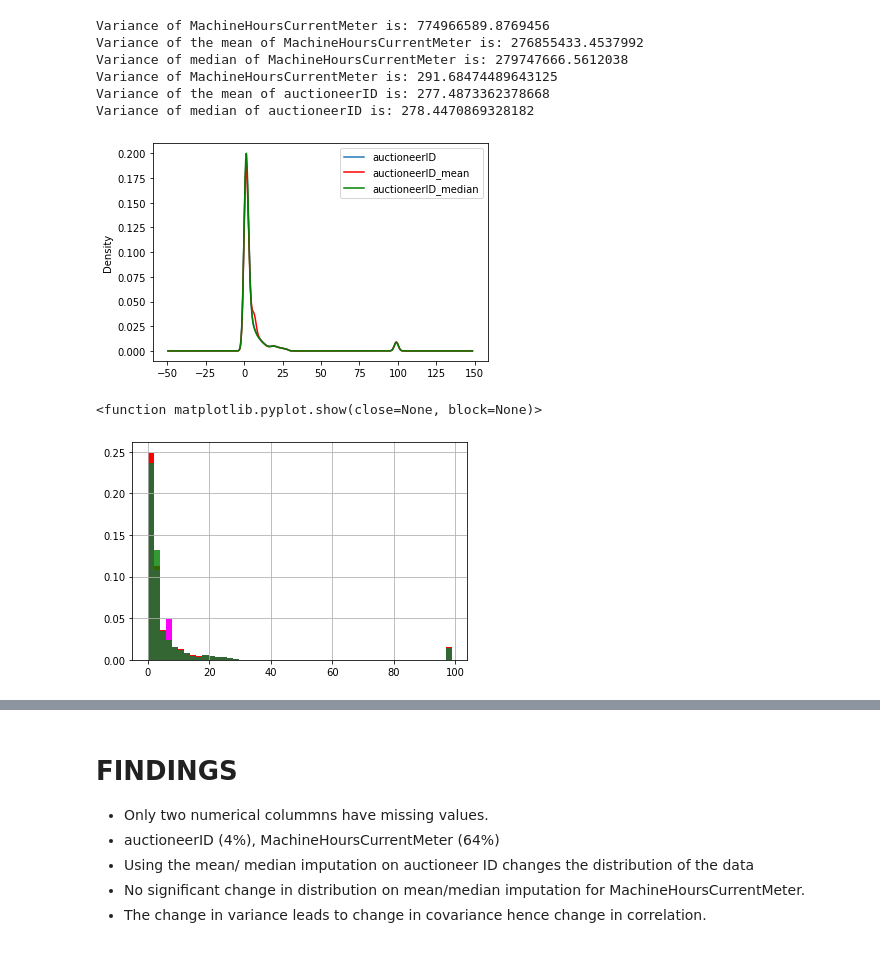
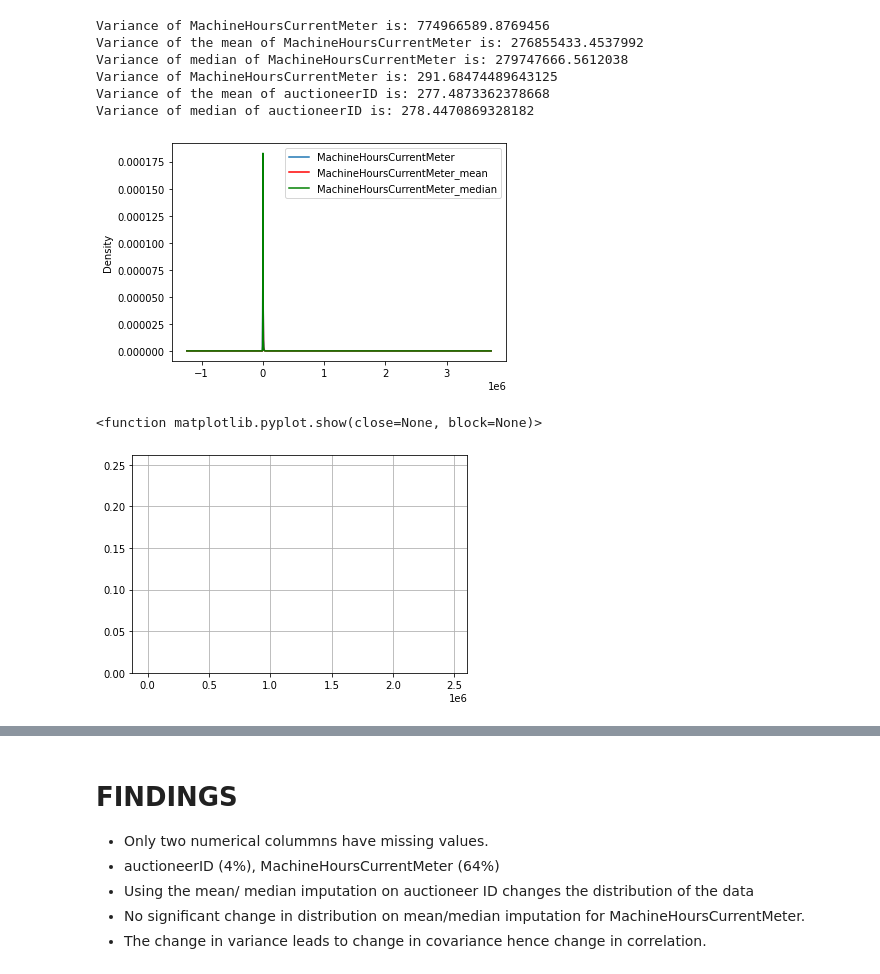
Before and after one commit to TROISTROIS/BLUE-BOOK-FOR-BULLDOZERS, a Jupyter notebook: blue-book-for-bulldozers.ipynb, the cells around one changed output, grey strips where cells are left out. Saved outputs shown, nothing was run; the diff lists cells and outputs as text; code cells hidden in the pictures.

```diff
--- a/blue-book-for-bulldozers.ipynb
+++ b/blue-book-for-bulldozers.ipynb
@@ -485,6 +497,5 @@ dtype: float64
 # %%
-nullnumcols = [var for var in num.columns if num[var].isnull().mean() < 1 and num[var].isnull().mean()>0]
+nullnumcols = [var for var in num.columns if num[var].isnull().mean()>0]
 numimpute=df[nullnumcols].copy()
-pd.DataFrame(numimpute)
-numimpute.columns
+numimpute.isna().mean()
 # %% [output]
@@ -560,28 +577,28 @@ Variance of median of auctioneerID is: 278.4470869328182
 # check for change in distribution
 fig = plt.figure()
 ax = fig.add_subplot(111)
-XTrain["auctioneerID"].plot(kind='kde',ax=ax)
-XTrain['auctioneerID_mean'].plot(kind='kde',ax=ax,color = 'red')
-XTrain['auctioneerID_median'].plot(kind='kde',ax=ax,color='green')
+XTrain["MachineHoursCurrentMeter"].plot(kind='kde',ax=ax)
+XTrain['MachineHoursCurrentMeter_mean'].plot(kind='kde',ax=ax,color = 'red')
+XTrain['MachineHoursCurrentMeter_median'].plot(kind='kde',ax=ax,color='green')
 
 lines,labels = ax.get_legend_handles_labels()
 ax.legend(lines,labels,loc='best')
 plt.show()
 # %% [output]
-[figure, old version]
+[figure, new version]
 # %%
 # check for changes in the distribution for numerical variables
 fig = plt.figure()
 ax = fig.add_subplot(111)
 # original data
 XTrain['auctioneerID'].hist(bins=50,ax=ax,density = True, color='red')
-XTrain['auctioneerID_mean'].hist(bins=50,ax=ax,density = True, color='magenta')
+XTrain['MachineHoursCurrentMeter_mean'].hist(bins=50,ax=ax,density = True, color='magenta')
 # data after cca
-XTrain['auctioneerID_median'].hist(bins=50,ax=ax,color='green',density=True,alpha=0.8)
+XTrain['MachineHoursCurrentMeter_median'].hist(bins=50,ax=ax,color='green',density=True,alpha=0.8)
 plt.show
 # %% [output]
 <function matplotlib.pyplot.show(close=None, block=None)>
-[figure, old version]
+[figure, new version]
 # %%
 # ideally we would want the variance the variance not disturbed
 # more change , change in covariance with other variables
```
Also changed, not shown: parts of 12 cells of this notebook.
